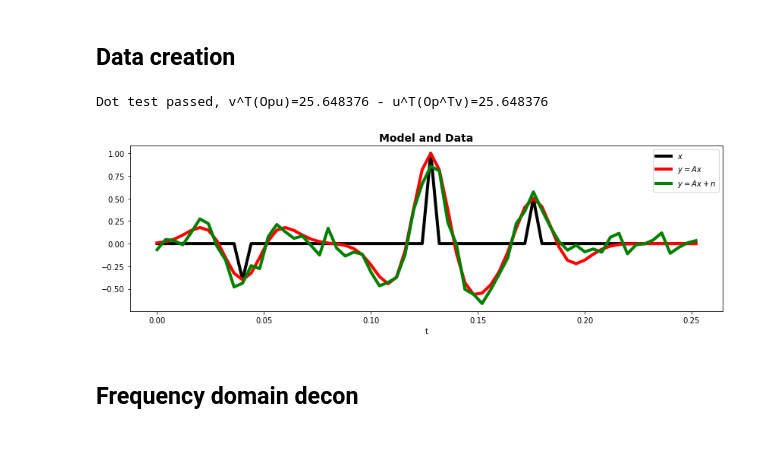
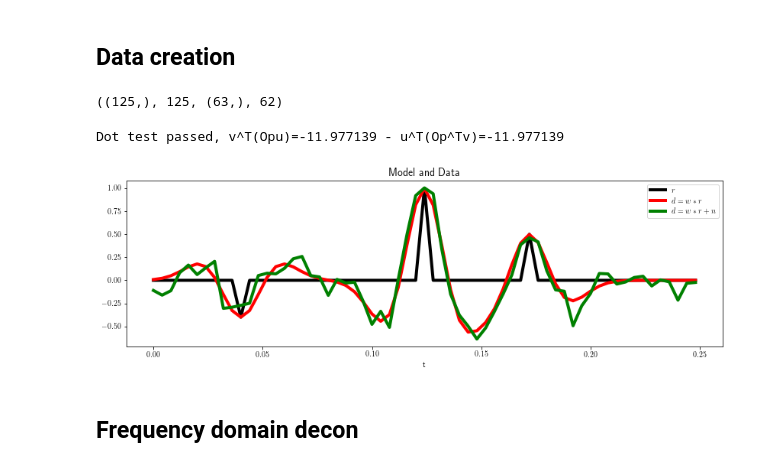
Before and after one commit to PyLops/pylops_transform2022, a Jupyter notebook: Decon.ipynb, the cells around one changed output. Drawn from its saved outputs; the diff is of its cells as text; code cells hidden in the pictures.

```diff
--- a/Decon.ipynb
+++ b/Decon.ipynb
@@ -56,14 +56,19 @@ Let's first import the libraries we need in this tutorial
 # !pip install pylops==1.18.0 pylops-gpu pyproximal
 # %%
 %matplotlib inline
+%load_ext autoreload
+%autoreload 2
 
 import random
 import numpy as np
 import matplotlib.pyplot as plt
+import matplotlib as mpl
+mpl.rc('text', usetex = True)
 import pylops
 import pyproximal
 import torch
 import torch.nn as nn
+import scipy as sp
 
 from IPython.core.display import HTML
 from scipy.sparse.linalg import lsqr
@@ -74,6 +79,7 @@ from pylops.utils import dottest
 from pylops.optimization.solver import lsqr as lsqr_pylops
 from pylops_gpu import TorchOperator
 from datadriven import *
+from functions import AFISTA
 # %%
 # Center figures
 HTML("""
@@ -87,36 +93,52 @@ HTML("""
 """)
 # %% [markdown]
 ## Data creation
+# %%
+nt = 63
+dt = 0.004
+f0=20
+
+t = np.arange(nt) * dt
+x = np.zeros(nt)
+x[10] = -0.4
+x[int(nt / 2)] = 1
+x[nt - 20] = 0.5
+
+h, th, hcenter = pylops.utils.wavelets.ricker(t, f0=f0)
+h.shape, nt*2-1, t.shape, hcenter
+# %% [output]
+((125,), 125, (63,), 62)
 # %%
 # Model
-nt = 64
+nt = 63
 dt = 0.004
 f0=20
 
 t = np.arange(nt) * dt
 x = np.zeros(nt)
 x[10] = -0.4
 x[int(nt / 2)] = 1
 x[nt - 20] = 0.5
 
 # Operator
-h, th, hcenter = pylops.utils.wavelets.ricker(t[:101], f0=f0)
+h, th, hcenter = pylops.utils.wavelets.ricker(t, f0=f0)
+hfilt =  h[nt//2:3*nt//2]
 Cop = pylops.signalprocessing.Convolve1D(nt, h=h, offset=hcenter, dtype="float32")
 dottest(Cop, verb=True)
 
 # Data
 y = Cop * x
 yn = y + np.random.normal(0, 0.1, y.shape)
 
 fig, ax = plt.subplots(1, 1, figsize=(14, 4))
-ax.plot(t, x, "k", lw=4, label=r"$x$")
-ax.plot(t, y, "r", lw=4, label=r"$y=Ax$")
-ax.plot(t, yn, "g", lw=4, label=r"$y=Ax + n$")
+ax.plot(t, x, "k", lw=4, label=r"$r$")
+ax.plot(t, y, "r", lw=4, label=r"$d=w*r$")
+ax.plot(t, yn, "g", lw=4, label=r"$d=w*r + n$")
 ax.set_xlabel("t")
 ax.set_title("Model and Data", fontsize=14, fontweight="bold")
 ax.legend();
 # %% [output]
-Dot test passed, v^T(Opu)=25.648376 - u^T(Op^Tv)=25.648376
+Dot test passed, v^T(Opu)=-11.977139 - u^T(Op^Tv)=-11.977139
-[figure, old version]
+[figure, new version]
 # %% [markdown]
 ## Frequency domain decon
```
Also changed, not shown: parts of 28 cells of this notebook, 1 other file.
